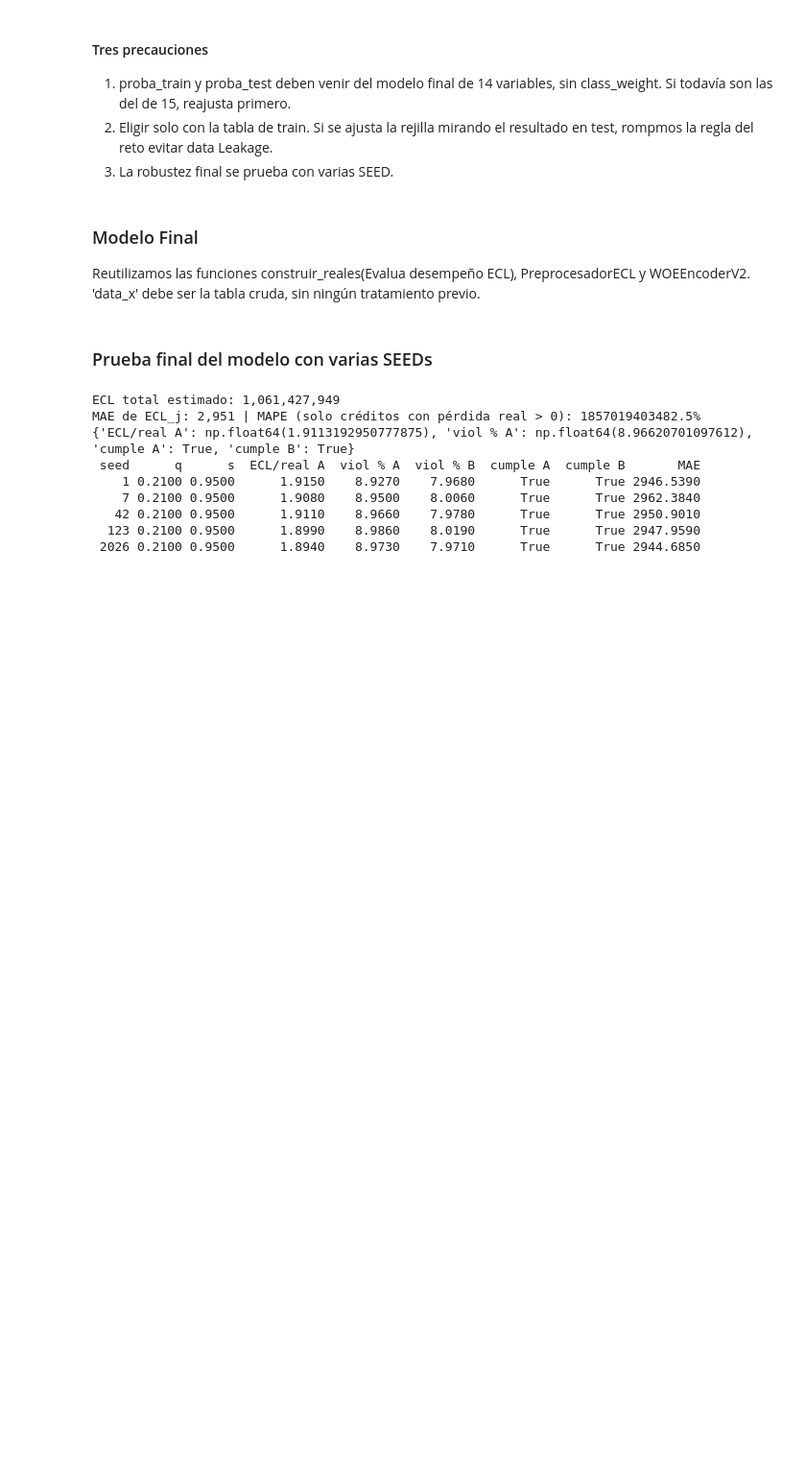
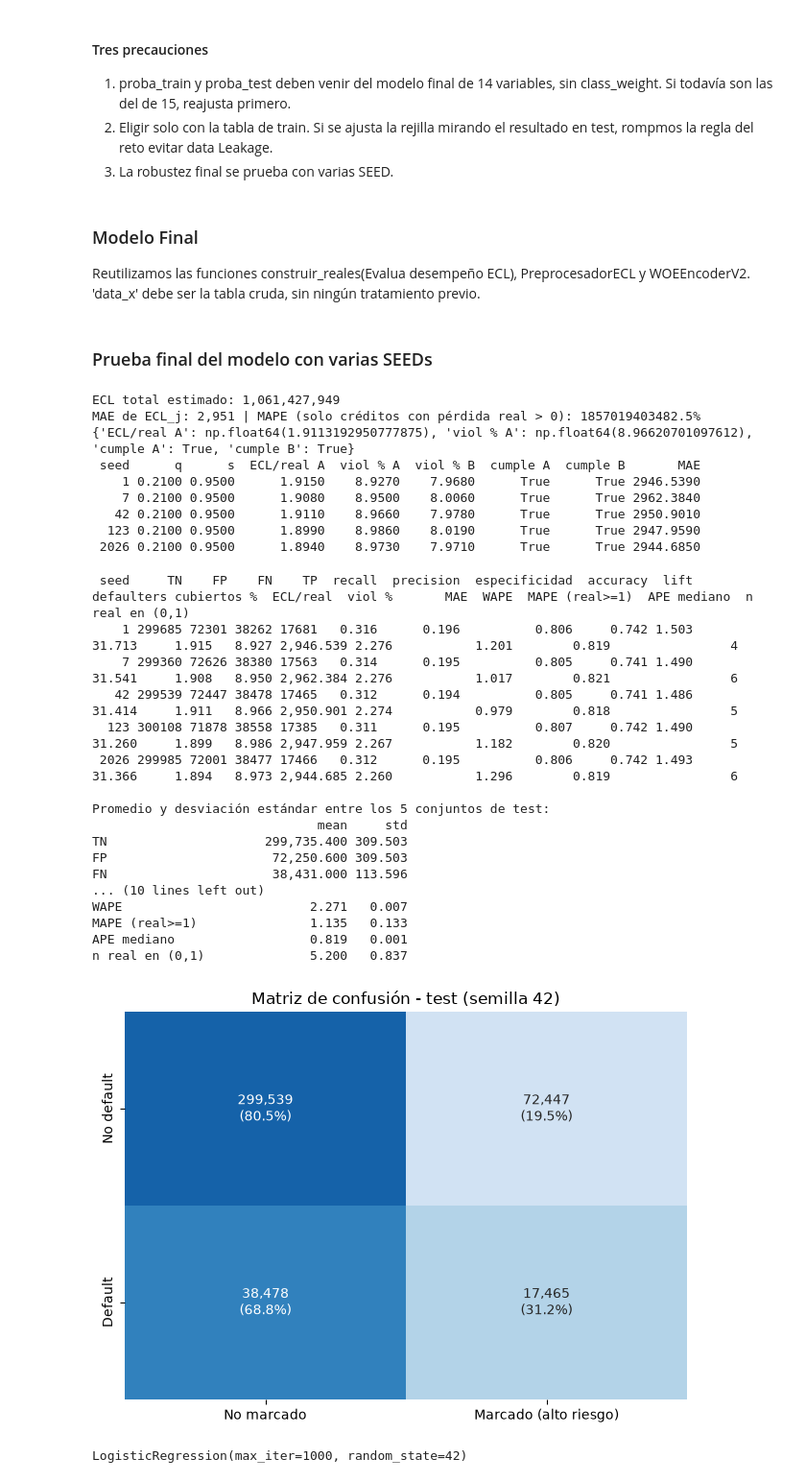
Before and after one commit to Axelcodeml/Expected_Credit_Loss, a Jupyter notebook: notebooks/ECL_Notebook.ipynb, the cells around one changed output. Shown at 96% size. Cells and saved outputs as stored; diff of their text form; code cells hidden in the pictures; blank space fills up the shorter version.

```diff
--- a/notebooks/ECL_Notebook.ipynb
+++ b/notebooks/ECL_Notebook.ipynb
@@ -2216,3 +2216,78 @@ MAE de ECL_j: 2,951 | MAPE (solo créditos con pérdida real > 0): 1857019403482
    42 0.2100 0.9500      1.9110    8.9660    7.9780      True      True 2950.9010
   123 0.2100 0.9500      1.8990    8.9860    8.0190      True      True 2947.9590
  2026 0.2100 0.9500      1.8940    8.9730    7.9710      True      True 2944.6850
+# %%
+PISO = 1.0   # pérdidas reales menores a 1 dólar se tratan como ruido numérico en el MAPE
+
+def evaluar_seed(seed, data_x, data_y, obj_viol=0.09):
+    y = data_y.squeeze()
+    X_tr, X_te, y_tr, y_te = train_test_split(data_x, y, test_size=0.2, random_state=seed, stratify=y)
+    train, test = X_tr.copy(), X_te.copy()
+    train['y'], test['y'] = y_tr.to_numpy(), y_te.to_numpy()
+
+    modelo = ModeloECL(obj_viol=obj_viol).fit(train)
+    pred = modelo.predecir(test)
+    ecl, marcado = pred['final'], pred['marcado']
+
+    real = construir_reales(test)['ecl_real_A'].to_numpy()      # solo para evaluar (definición A)
+    y_real = test['y'].to_numpy()
+
+    # Matriz de confusión: ¿quedó marcado (alto riesgo)? frente a ¿cayó en default?
+    tn, fp, fn, tp = confusion_matrix(y_real, marcado.astype(int), labels=[0, 1]).ravel()
+
+    m = real >= PISO
+    ape = np.abs(ecl[m] - real[m]) / real[m]
+    return {
+        'seed': seed, 'TN': tn, 'FP': fp, 'FN': fn, 'TP': tp,
+        'recall': tp / (tp + fn), 'precision': tp / (tp + fp),
+        'especificidad': tn / (tn + fp), 'accuracy': (tp + tn) / (tp + tn + fp + fn),
+        'lift': (tp / (tp + fp)) / y_real.mean(),
+        'defaulters cubiertos %': 100 * (ecl[y_real == 1] >= real[y_real == 1]).mean(),
+        'ECL/real': ecl.sum() / real.sum(), 'viol %': 100 * (ecl < real).mean(),
+        'MAE': np.abs(ecl - real).mean(),
+        'WAPE': np.abs(ecl - real).sum() / real.sum(),
+        'MAPE (real>=1)': ape.mean(), 'APE mediano': np.median(ape),
+        'n real en (0,1)': int(((real > 0) & (real < PISO)).sum()),   # confirma el diagnóstico del MAPE
+    }
+
+# Reentrena el pipeline por cada semilla (tarda varios minutos)
+tabla = pd.DataFrame([evaluar_seed(sd, data_x, data_y) for sd in [1, 7, 42, 123, 2026]])
+
+pd.options.display.float_format = '{:,.3f}'.format
+print(tabla.to_string(index=False))
+print('\nPromedio y desviación estándar entre los 5 conjuntos de test:')
+print(tabla.drop(columns='seed').agg(['mean', 'std']).T)
+
+# Matriz de confusión del test con semilla 42
+f = tabla[tabla['seed'] == 42].iloc[0]
+cm = np.array([[f['TN'], f['FP']], [f['FN'], f['TP']]])
+cm_pct = cm / cm.sum(axis=1, keepdims=True)
+etiquetas = np.array([[f'{int(cm[i, j]):,}\n({cm_pct[i, j]:.1%})' for j in range(2)] for i in range(2)])
+sns.heatmap(cm_pct, annot=etiquetas, fmt='', cmap='Blues', cbar=False, vmin=0, vmax=1,
+            xticklabels=['No marcado', 'Marcado (alto riesgo)'], yticklabels=['No default', 'Default'])
+plt.title('Matriz de confusión - test (semilla 42)')
+plt.tight_layout()
+plt.show()
+# %% [output]
+ seed     TN    FP    FN    TP  recall  precision  especificidad  accuracy  lift  defaulters cubiertos %  ECL/real  viol %       MAE  WAPE  MAPE (real>=1)  APE mediano  n real en (0,1)
+    1 299685 72301 38262 17681   0.316      0.196          0.806     0.742 1.503                  31.713     1.915   8.927 2,946.539 2.276           1.201        0.819                4
+    7 299360 72626 38380 17563   0.314      0.195          0.805     0.741 1.490                  31.541     1.908   8.950 2,962.384 2.276           1.017        0.821                6
+   42 299539 72447 38478 17465   0.312      0.194          0.805     0.741 1.486                  31.414     1.911   8.966 2,950.901 2.274           0.979        0.818                5
+  123 300108 71878 38558 17385   0.311      0.195          0.807     0.742 1.490                  31.260     1.899   8.986 2,947.959 2.267           1.182        0.820                5
+ 2026 299985 72001 38477 17466   0.312      0.195          0.806     0.742 1.493                  31.366     1.894   8.973 2,944.685 2.260           1.296        0.819                6
+
+Promedio y desviación estándar entre los 5 conjuntos de test:
+                              mean     std
+TN                     299,735.400 309.503
+FP                      72,250.600 309.503
+FN                      38,431.000 113.596
+... (10 lines left out)
+WAPE                         2.271   0.007
+MAPE (real>=1)               1.135   0.133
+APE mediano                  0.819   0.001
+n real en (0,1)              5.200   0.837
+[figure, added]
+# %%
+modelo
+# %% [output]
+LogisticRegression(max_iter=1000, random_state=42)
```
Also changed, not shown: parts of 4 cells of this notebook.
